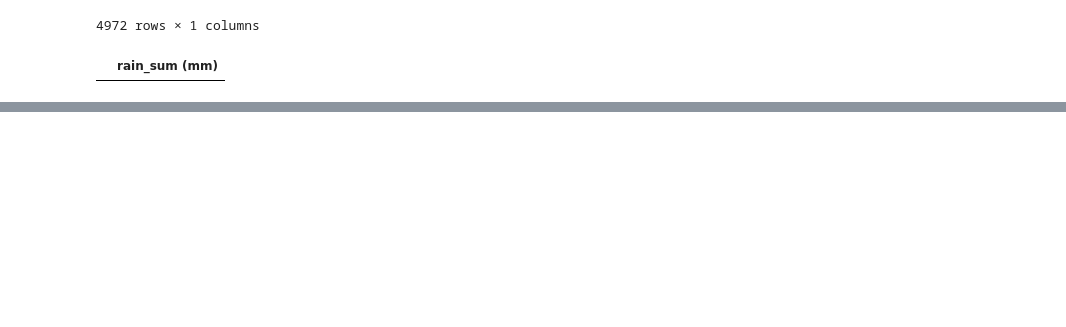
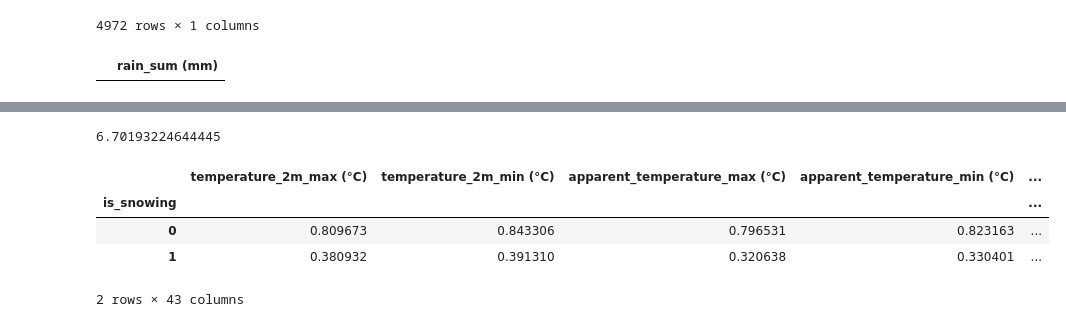
Before and after one commit to damahindra/BCC_FUGAZZI-in-Datavidia-2023, a Jupyter notebook: workspace-ces.ipynb, the cells around one changed output, grey strips where cells are left out. Drawn from its saved outputs; the diff is of its cells as text; code cells hidden in the pictures; blank space fills up the shorter version.

```diff
--- a/workspace-ces.ipynb
+++ b/workspace-ces.ipynb
@@ -409,2 +420,14 @@ result['rain_sum (mm)'].max()
+# %%
+result['rain_sum (mm)'].mean()
+# %% [output]
+6.70193224644445
 # %%
 merge_result = pd.concat([test_scaled, result], axis=1)
+# %%
+merge_result.groupby('is_snowing').mean()
+# %% [output]
+|  | temperature_2m_max (°C) | temperature_2m_min (°C) | apparent_temperature_max (°C) | apparent_temperature_min (°C) | ... |
+| is_snowing |  |  |  |  | ... |
+| 0 | 0.809673 | 0.843306 | 0.796531 | 0.823163 | ... |
+| 1 | 0.380932 | 0.391310 | 0.320638 | 0.330401 | ... |
+2 rows × 43 columns
```
Also changed, not shown: parts of 18 cells of this notebook, 1 other file.
